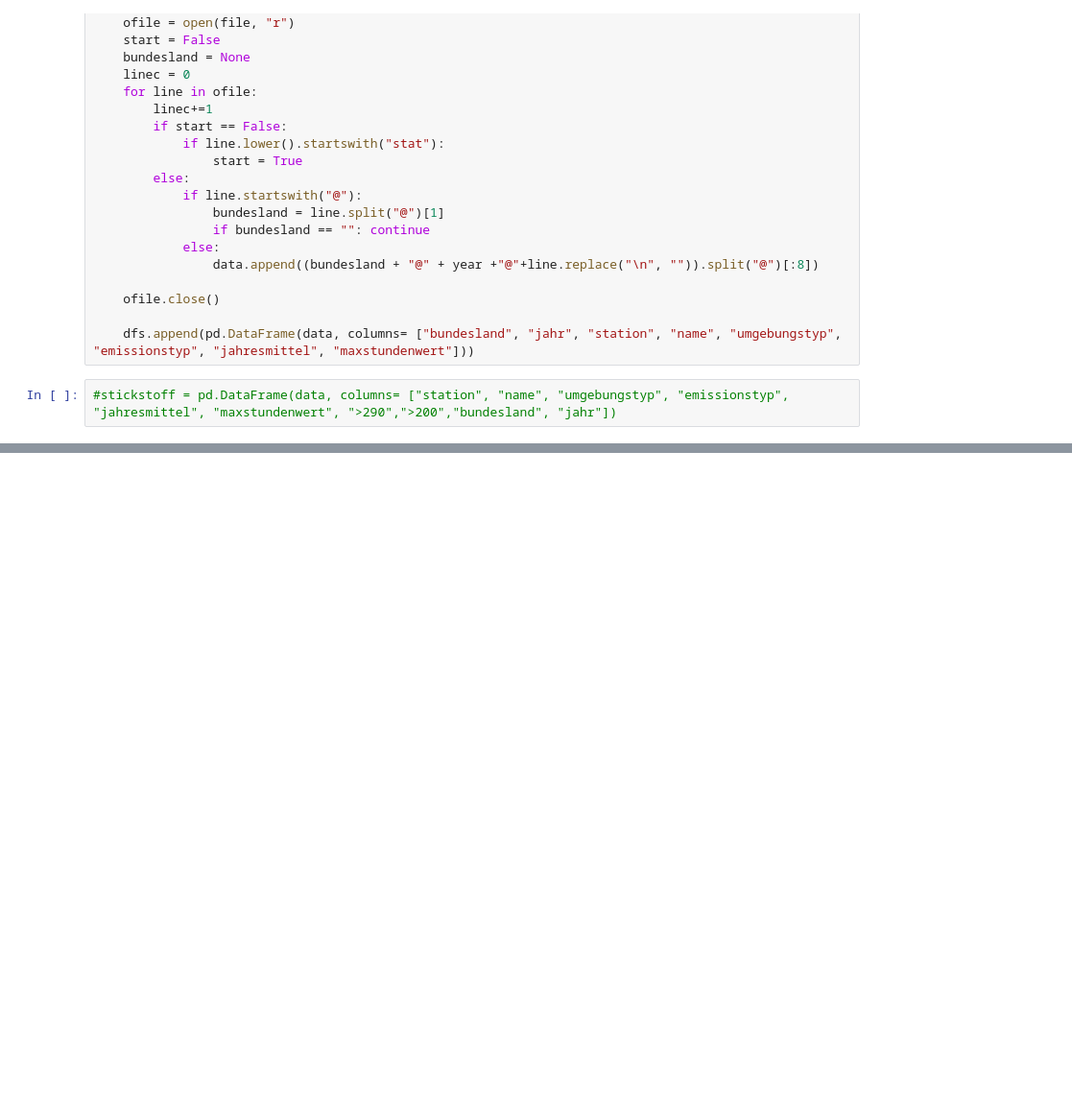
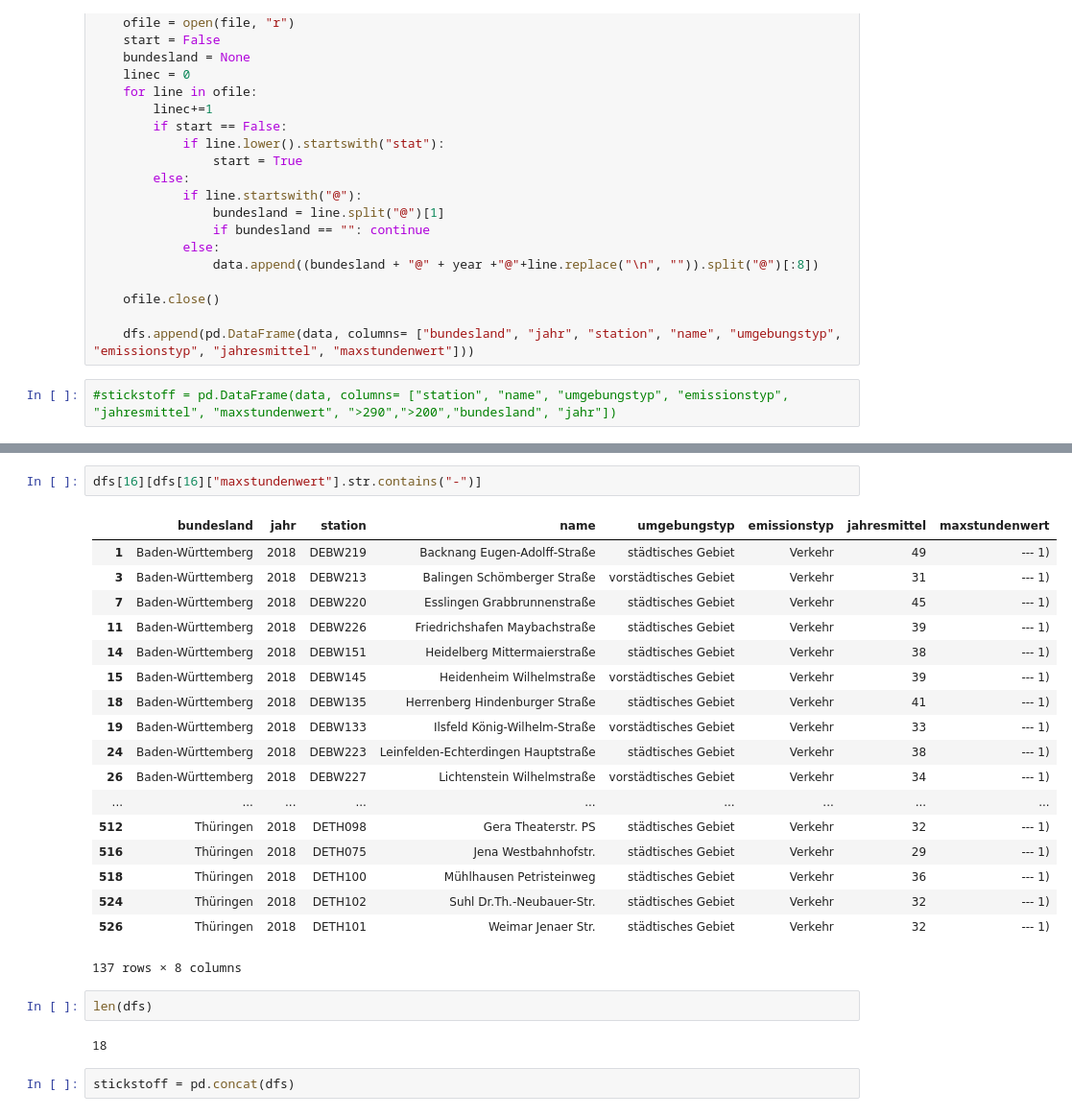
Before and after one commit to RaumschiffGS/Data-Science-Project, a Jupyter notebook: parse_no2.ipynb, the cells around one changed output, grey strips where cells are left out. Shown at 96% size. Saved outputs shown, nothing was run; the diff lists cells and outputs as text; blank space fills up the shorter version.

```diff
--- a/parse_no2.ipynb
+++ b/parse_no2.ipynb
@@ -48,0 +71,27 @@ for file in paths:
+# %%
+dfs[16][dfs[16]["maxstundenwert"].str.contains("-")]
+# %% [output]
+|  | bundesland | jahr | station | name | umgebungstyp | emissionstyp | jahresmittel | maxstundenwert |
+| 1 | Baden-Württemberg | 2018 | DEBW219 | Backnang Eugen-Adolff-Straße | städtisches Gebiet | Verkehr | 49 | --- 1) |
+| 3 | Baden-Württemberg | 2018 | DEBW213 | Balingen Schömberger Straße | vorstädtisches Gebiet | Verkehr | 31 | --- 1) |
+| 7 | Baden-Württemberg | 2018 | DEBW220 | Esslingen Grabbrunnenstraße | städtisches Gebiet | Verkehr | 45 | --- 1) |
+| 11 | Baden-Württemberg | 2018 | DEBW226 | Friedrichshafen Maybachstraße | städtisches Gebiet | Verkehr | 39 | --- 1) |
+| 14 | Baden-Württemberg | 2018 | DEBW151 | Heidelberg Mittermaierstraße | städtisches Gebiet | Verkehr | 38 | --- 1) |
+| 15 | Baden-Württemberg | 2018 | DEBW145 | Heidenheim Wilhelmstraße | vorstädtisches Gebiet | Verkehr | 39 | --- 1) |
+| 18 | Baden-Württemberg | 2018 | DEBW135 | Herrenberg Hindenburger Straße | städtisches Gebiet | Verkehr | 41 | --- 1) |
+| 19 | Baden-Württemberg | 2018 | DEBW133 | Ilsfeld König-Wilhelm-Straße | vorstädtisches Gebiet | Verkehr | 33 | --- 1) |
+| 24 | Baden-Württemberg | 2018 | DEBW223 | Leinfelden-Echterdingen Hauptstraße | städtisches Gebiet | Verkehr | 38 | --- 1) |
+| 26 | Baden-Württemberg | 2018 | DEBW227 | Lichtenstein Wilhelmstraße | vorstädtisches Gebiet | Verkehr | 34 | --- 1) |
+| ... | ... | ... | ... | ... | ... | ... | ... | ... |
+| 512 | Thüringen | 2018 | DETH098 | Gera Theaterstr. PS | städtisches Gebiet | Verkehr | 32 | --- 1) |
+| 516 | Thüringen | 2018 | DETH075 | Jena Westbahnhofstr. | städtisches Gebiet | Verkehr | 29 | --- 1) |
+| 518 | Thüringen | 2018 | DETH100 | Mühlhausen Petristeinweg | städtisches Gebiet | Verkehr | 36 | --- 1) |
+| 524 | Thüringen | 2018 | DETH102 | Suhl Dr.Th.-Neubauer-Str. | städtisches Gebiet | Verkehr | 32 | --- 1) |
+| 526 | Thüringen | 2018 | DETH101 | Weimar Jenaer Str. | städtisches Gebiet | Verkehr | 32 | --- 1) |
+137 rows × 8 columns
+# %%
+len(dfs)
+# %% [output]
+18
+# %%
+stickstoff = pd.concat(dfs)
```
Also changed, not shown: parts of 30 cells of this notebook.
